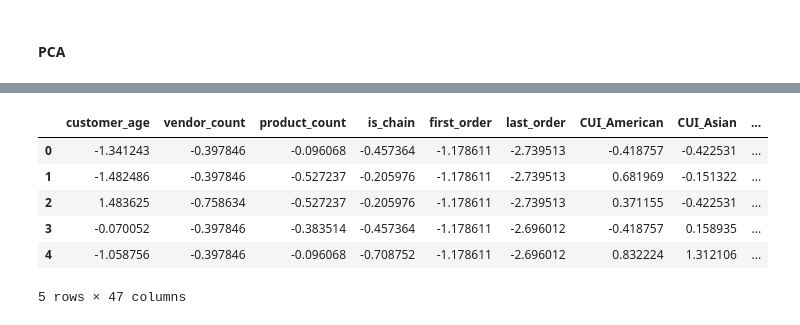
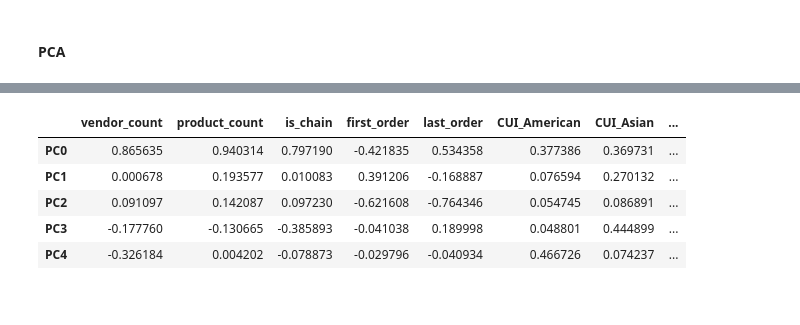
Before and after one commit to diogoruivo47/Data-Mining, a Jupyter notebook: Clustering.ipynb, the cells around one changed output, grey strips where cells are left out. Cells and saved outputs as stored; diff of their text form; code cells hidden in the pictures.

```diff
--- a/Clustering.ipynb
+++ b/Clustering.ipynb
@@ -125,9 +140,8 @@ plt.show()
 # %%
-# Perform PCA again with the number of principal components you want to retain
-pca = PCA(n_components=18)
+# we decided to retain 5 PCAs as its an Elbow and allows us to retain around 80% of variance as well as around 1 PC variance
+pca = PCA(n_components=5)
 pca_feat = pca.fit_transform(df_pca)
 pca_feat_names = [f"PC{i}" for i in range(pca.n_components_)]
 
 # remember index=df_pca.index
 pca_df = pd.DataFrame(pca_feat, index=df_pca.index, columns=pca_feat_names)
-pca_df.head()
@@ -141,11 +148,22 @@ pca_df.head()
 # %%
 df_pca_final = pd.concat([df_pca, pca_df], axis=1)
-df_pca.head()
+correlation_matrix = df_pca_final[pca_feat_names + df_pca.columns.tolist()].corr()
+loadings = correlation_matrix.loc[pca_feat_names, df_pca.columns]
+
+def _color_red_or_green(val):
+    if val < -0.45:
+        color = 'background-color: #ffbdbd'
+    elif val > 0.45:
+        color = 'background-color: #b3ffcc'
+    else:
+        color = ''
+    return color
+
+loadings.style.applymap(_color_red_or_green)
 # %% [output]
-|  | customer_age | vendor_count | product_count | is_chain | first_order | last_order | CUI_American | CUI_Asian | ... |
-| 0 | -1.341243 | -0.397846 | -0.096068 | -0.457364 | -1.178611 | -2.739513 | -0.418757 | -0.422531 | ... |
-| 1 | -1.482486 | -0.397846 | -0.527237 | -0.205976 | -1.178611 | -2.739513 | 0.681969 | -0.151322 | ... |
-| 2 | 1.483625 | -0.758634 | -0.527237 | -0.205976 | -1.178611 | -2.739513 | 0.371155 | -0.422531 | ... |
-| 3 | -0.070052 | -0.397846 | -0.383514 | -0.457364 | -1.178611 | -2.696012 | -0.418757 | 0.158935 | ... |
-| 4 | -1.058756 | -0.397846 | -0.096068 | -0.708752 | -1.178611 | -2.696012 | 0.832224 | 1.312106 | ... |
+|  | vendor_count | product_count | is_chain | first_order | last_order | CUI_American | CUI_Asian | ... |
+| PC0 | 0.865635 | 0.940314 | 0.797190 | -0.421835 | 0.534358 | 0.377386 | 0.369731 | ... |
+| PC1 | 0.000678 | 0.193577 | 0.010083 | 0.391206 | -0.168887 | 0.076594 | 0.270132 | ... |
+| PC2 | 0.091097 | 0.142087 | 0.097230 | -0.621608 | -0.764346 | 0.054745 | 0.086891 | ... |
+| PC3 | -0.177760 | -0.130665 | -0.385893 | -0.041038 | 0.189998 | 0.048801 | 0.444899 | ... |
+| PC4 | -0.326184 | 0.004202 | -0.078873 | -0.029796 | -0.040934 | 0.466726 | 0.074237 | ... |
-5 rows × 47 columns
```
Also changed, not shown: parts of 20 cells of this notebook.
